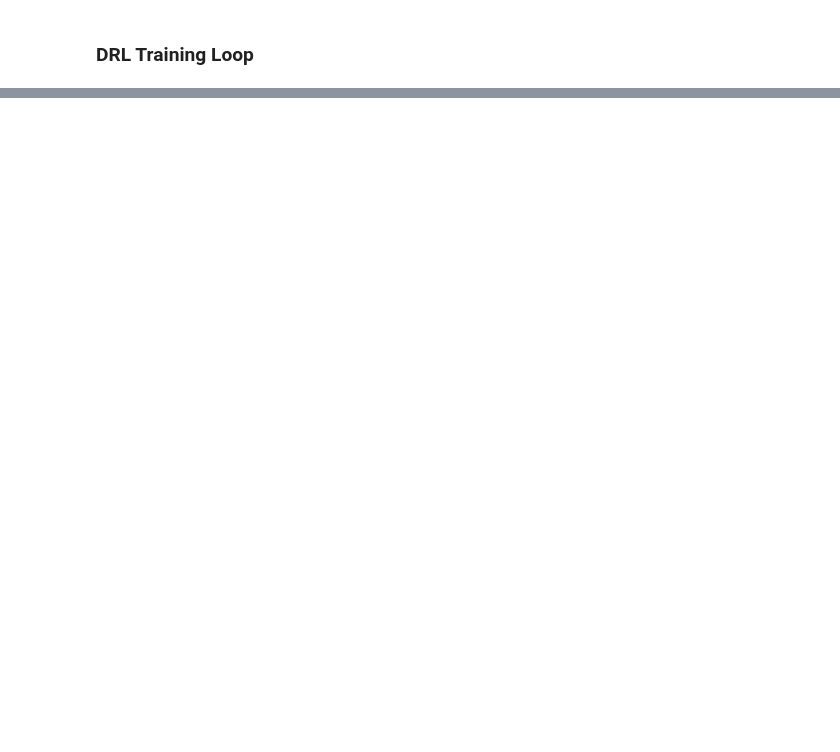
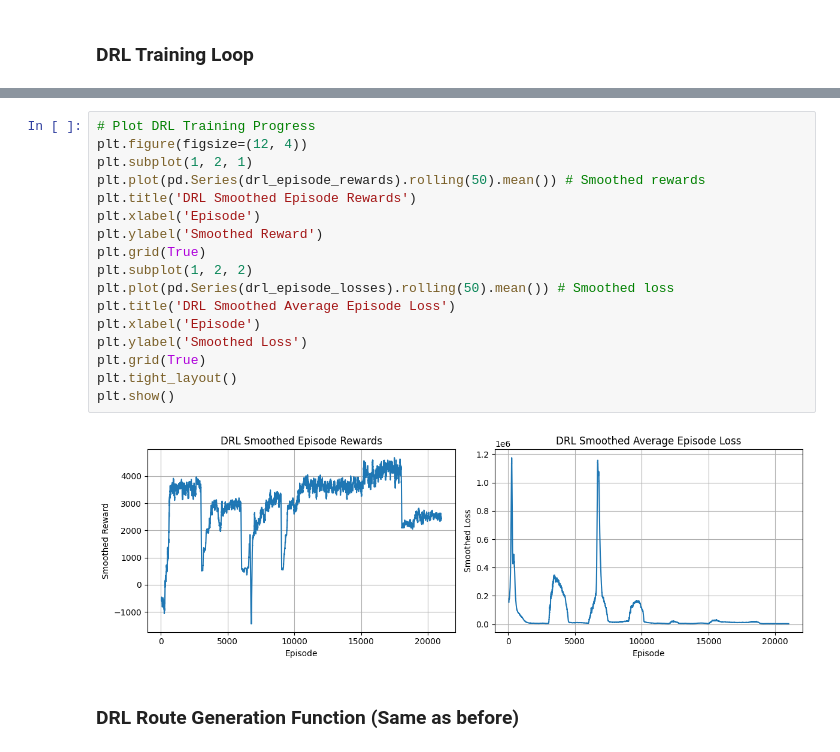
Before and after one commit to adpineres-ef/Pytorch-DRL-Model-Build, a Jupyter notebook: Training/DRL_LoopRouting.ipynb, the cells around one changed output, grey strips where cells are left out. Cells and saved outputs as stored; diff of their text form; blank space fills up the shorter version.

```diff
--- a/Training/DRL_LoopRouting.ipynb
+++ b/Training/DRL_LoopRouting.ipynb
@@ -307,0 +756,21 @@ print(f"\nDRL Training Finished. Total time: {drl_training_time:.2f} seconds")
+# %%
+# Plot DRL Training Progress
+plt.figure(figsize=(12, 4))
+plt.subplot(1, 2, 1)
+plt.plot(pd.Series(drl_episode_rewards).rolling(50).mean()) # Smoothed rewards
+plt.title('DRL Smoothed Episode Rewards')
+plt.xlabel('Episode')
+plt.ylabel('Smoothed Reward')
+plt.grid(True)
+plt.subplot(1, 2, 2)
+plt.plot(pd.Series(drl_episode_losses).rolling(50).mean()) # Smoothed loss
+plt.title('DRL Smoothed Average Episode Loss')
+plt.xlabel('Episode')
+plt.ylabel('Smoothed Loss')
+plt.grid(True)
+plt.tight_layout()
+plt.show()
+# %% [output]
+[figure, added]
+# %% [markdown]
+### DRL Route Generation Function (Same as before)
```
Also changed, not shown: parts of 25 cells of this notebook.
